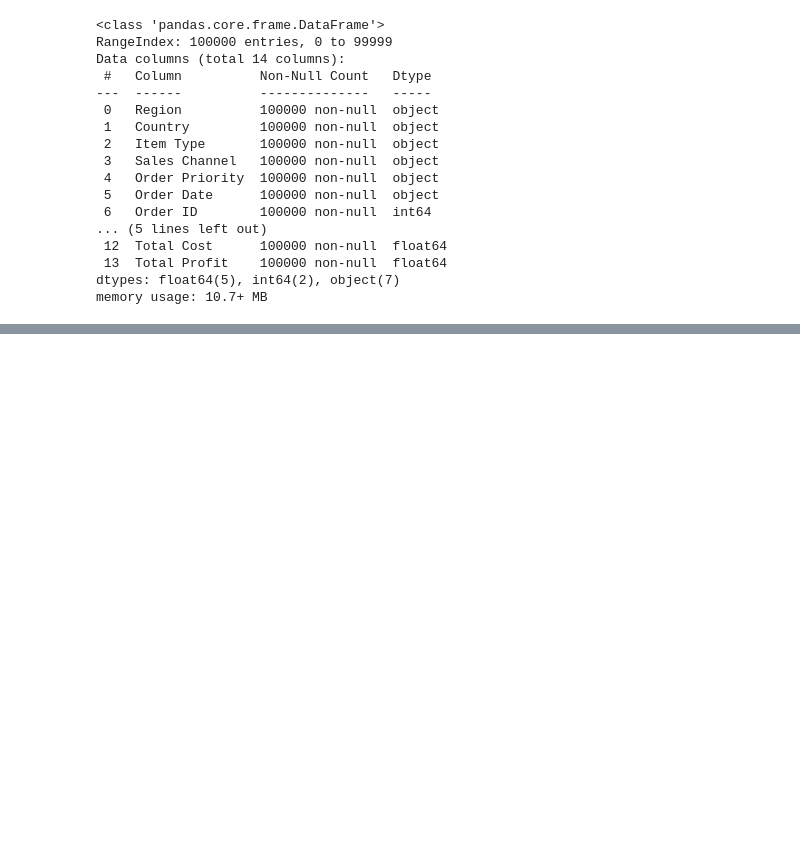
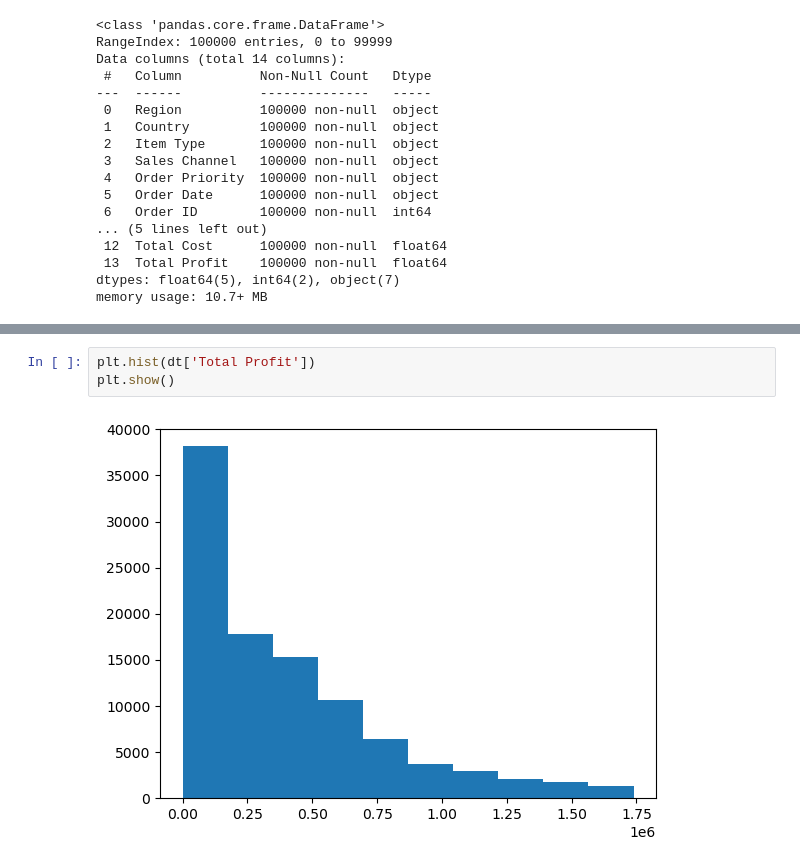
Before and after one commit to fvelez78/Python, a Jupyter notebook: Visualizacion.ipynb, the cells around one changed output, grey strips where cells are left out. Drawn from its saved outputs; the diff is of its cells as text; blank space fills up the shorter version.

```diff
--- a/Visualizacion.ipynb
+++ b/Visualizacion.ipynb
@@ -29,0 +47,5 @@ memory usage: 10.7+ MB
+# %%
+plt.hist(dt['Total Profit'])
+plt.show()
+# %% [output]
+[figure, added]
```
Also changed, not shown: parts of 19 cells of this notebook.
